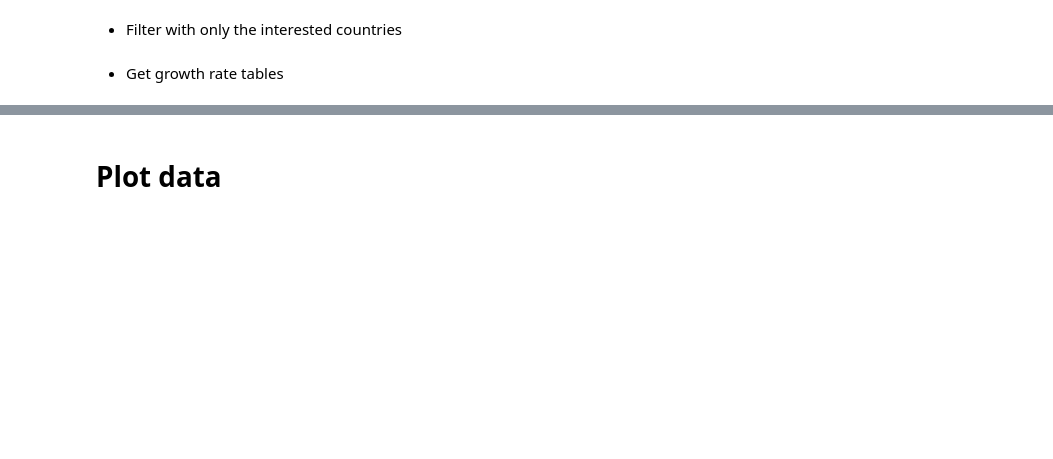
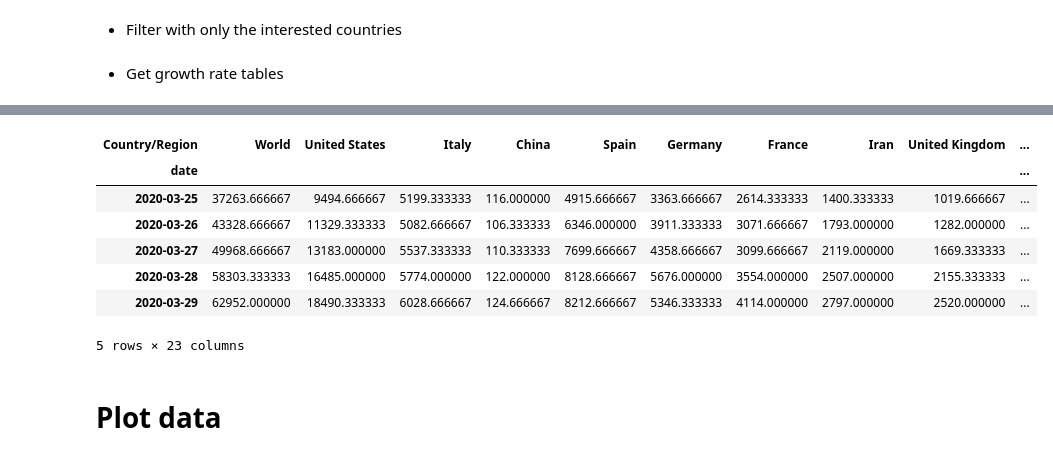
Before and after one commit to Kyaw-Htet/coronavirus, a Jupyter notebook: coronavirus.ipynb, the cells around one changed output, grey strips where cells are left out. Saved outputs shown, nothing was run; the diff lists cells and outputs as text; code cells hidden in the pictures; blank space fills up the shorter version.

```diff
--- a/coronavirus.ipynb
+++ b/coronavirus.ipynb
@@ -99,4 +103,17 @@ IC_total_cases_rate.tail()
 5 rows × 23 columns
+# %%
+# Moving average
+IC_total_cases_inc_ma = IC_total_cases_inc.rolling(window=3).mean()
+IC_total_cases_inc_ma.tail()
+# %% [output]
+| Country/Region | World | United States | Italy | China | Spain | Germany | France | Iran | United Kingdom | ... |
+| date |  |  |  |  |  |  |  |  |  | ... |
+| 2020-03-25 | 37263.666667 | 9494.666667 | 5199.333333 | 116.000000 | 4915.666667 | 3363.666667 | 2614.333333 | 1400.333333 | 1019.666667 | ... |
+| 2020-03-26 | 43328.666667 | 11329.333333 | 5082.666667 | 106.333333 | 6346.000000 | 3911.333333 | 3071.666667 | 1793.000000 | 1282.000000 | ... |
+| 2020-03-27 | 49968.666667 | 13183.000000 | 5537.333333 | 110.333333 | 7699.666667 | 4358.666667 | 3099.666667 | 2119.000000 | 1669.333333 | ... |
+| 2020-03-28 | 58303.333333 | 16485.000000 | 5774.000000 | 122.000000 | 8128.666667 | 5676.000000 | 3554.000000 | 2507.000000 | 2155.333333 | ... |
+| 2020-03-29 | 62952.000000 | 18490.333333 | 6028.666667 | 124.666667 | 8212.666667 | 5346.333333 | 4114.000000 | 2797.000000 | 2520.000000 | ... |
+5 rows × 23 columns
 # %% [markdown]
 # Plot data
 # %%
```
Also changed, not shown: parts of 5 cells of this notebook.
